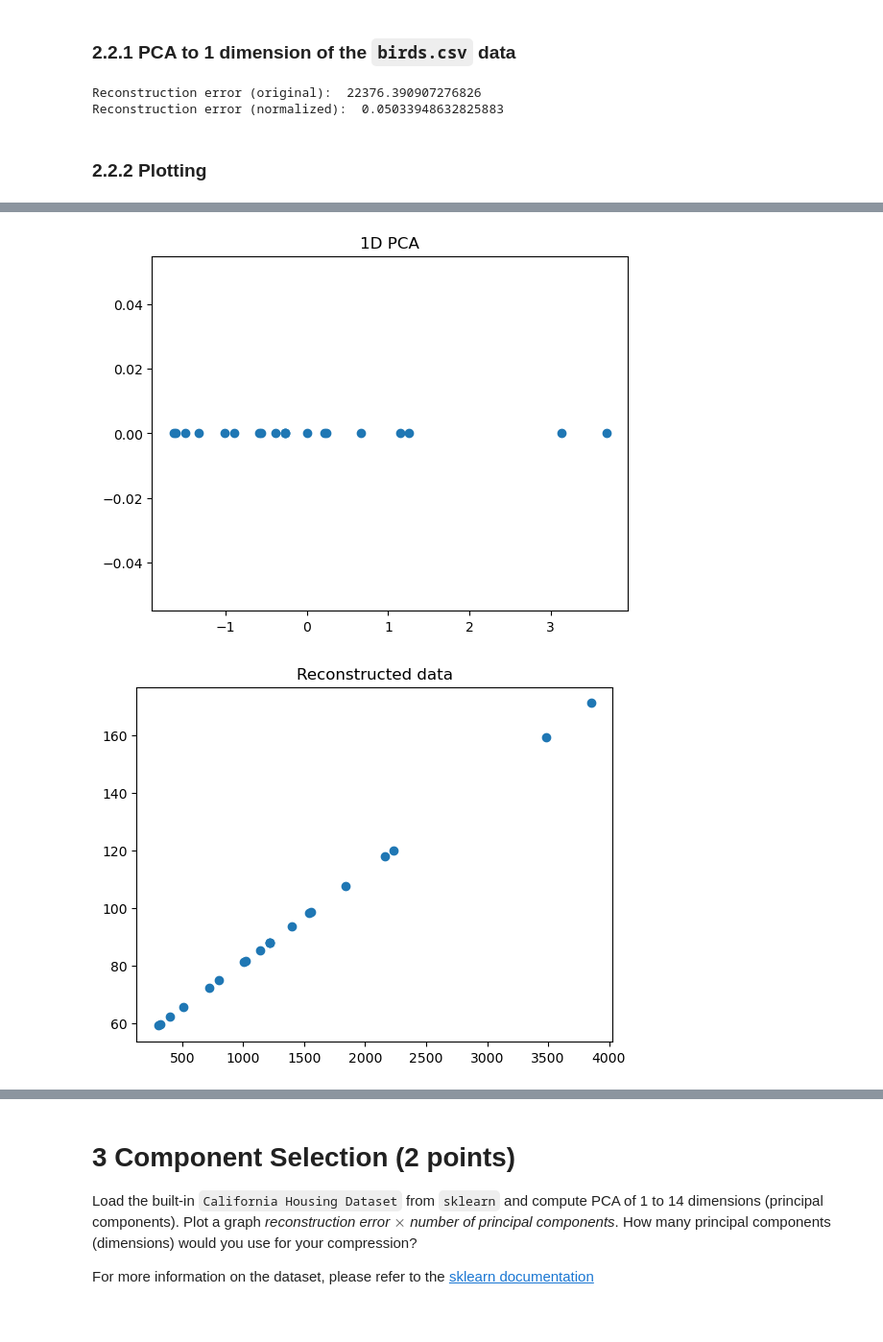
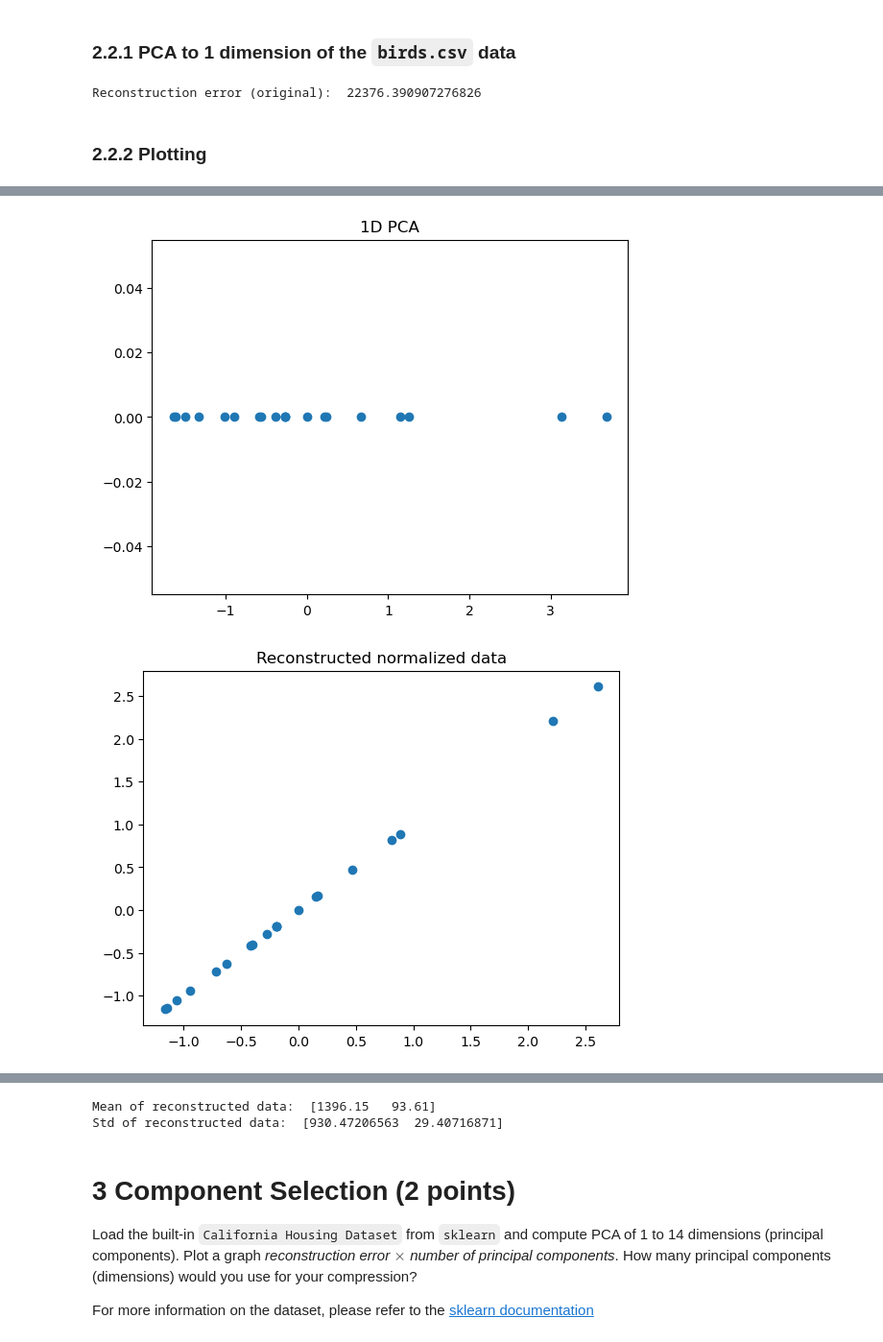
Before and after one commit to lflage/NNIA_22_23, a Jupyter notebook: Assignment_2/assignment2.ipynb, the cells around one changed output, grey strips where cells are left out. Shown at 96% size. Cells and saved outputs as stored; diff of their text form; code cells hidden in the pictures.

```diff
--- a/Assignment_2/assignment2.ipynb
+++ b/Assignment_2/assignment2.ipynb
@@ -147,10 +149,9 @@ bdata_a = bdata.to_numpy() # as np.array
 bird_pca=run_pca(bdata_a,1) # returns output dictionary
 
 print('Reconstruction error (original): ',bird_pca['Reconstr error original'])
-print('Reconstruction error (normalized): ',bird_pca['Reconstr error norm'])
+#print('Reconstruction error (normalized): ',bird_pca['Reconstr error norm'])
 # %% [output]
 Reconstruction error (original):  22376.390907276826
-Reconstruction error (normalized):  0.05033948632825883
 # %% [markdown]
 ### 2.2.2 Plotting
 # %%
@@ -158,38 +159,38 @@ Reconstruction error (normalized):  0.05033948632825883
 plt.scatter(bdata_a[:, 0], bdata_a[:, 1])
 plt.xlabel('Bodymass')
 plt.ylabel('Wingspan')
 plt.title('Original bird data')
 plt.show()
 
 # Preprocessed data
 plt.scatter(bird_pca['Norm data'][:,0],bird_pca['Norm data'][:,1])
 plt.xlabel('Bodymass')
 plt.ylabel('Wingspan')
 plt.title('Normalized bird data')
 plt.show()
 
 # 1D PCA
 y_axis = np.zeros_like(bird_pca['PCA data'])
 plt.scatter(bird_pca['PCA data'],y_axis)
 plt.title('1D PCA')
 plt.show()
 
 # Reconstructed data
-plt.scatter(bird_pca['Reconstr data'][:,0],bird_pca['Reconstr data'][:,1])
-plt.title('Reconstructed data')
+plt.scatter(bird_pca['Reconstr norm data'][:,0],bird_pca['Reconstr norm data'][:,1])
+plt.title('Reconstructed normalized data')
 plt.show()
 
 # Reconstructed data + mean and std
 plt.scatter(bird_pca['Reconstr data'][:,0],bird_pca['Reconstr data'][:,1])
 plt.title('Reconstructed data with mean and std')
-x = bird_pca['Reconstr data'].mean()
-y = bird_pca['Reconstr data'].mean()
-e = bird_pca['Reconstr data'].std()
-#plt.plot(x, y, marker="o", markersize=10, markeredgecolor="red", markerfacecolor="white")
-plt.errorbar(x, y,e, marker="o", markersize=10, markeredgecolor="red", markerfacecolor="white")
+x_mean = bird_pca['Reconstr data'].mean(axis=0)[0]
+y_mean = bird_pca['Reconstr data'].mean(axis=0)[1]
+plt.plot(x_mean,y_mean,marker="o",markersize=10,markeredgecolor="red",markerfacecolor="white")
 plt.show()
+print('Mean of reconstructed data: ',bird_pca['Reconstr data'].mean(axis=0))
+print('Std of reconstructed data: ',bird_pca['Reconstr data'].std(axis=0))
 # %% [output]
 [figure]
 [figure]
 [figure]
-[figure, old version]
+[figure, new version]
@@ -197,3 +198,5 @@ plt.show()
+Mean of reconstructed data:  [1396.15   93.61]
+Std of reconstructed data:  [930.47206563  29.40716871]
 # %% [markdown]
 # 3 Component Selection (2 points)
 Load the built-in `California Housing Dataset` from `sklearn` and compute PCA of 1 to 14 dimensions (principal components). Plot a graph _reconstruction error_ $\times$ _number of principal components_. How many principal components (dimensions) would you use for your compression?
```
Also changed, not shown: parts of 5 cells of this notebook.
